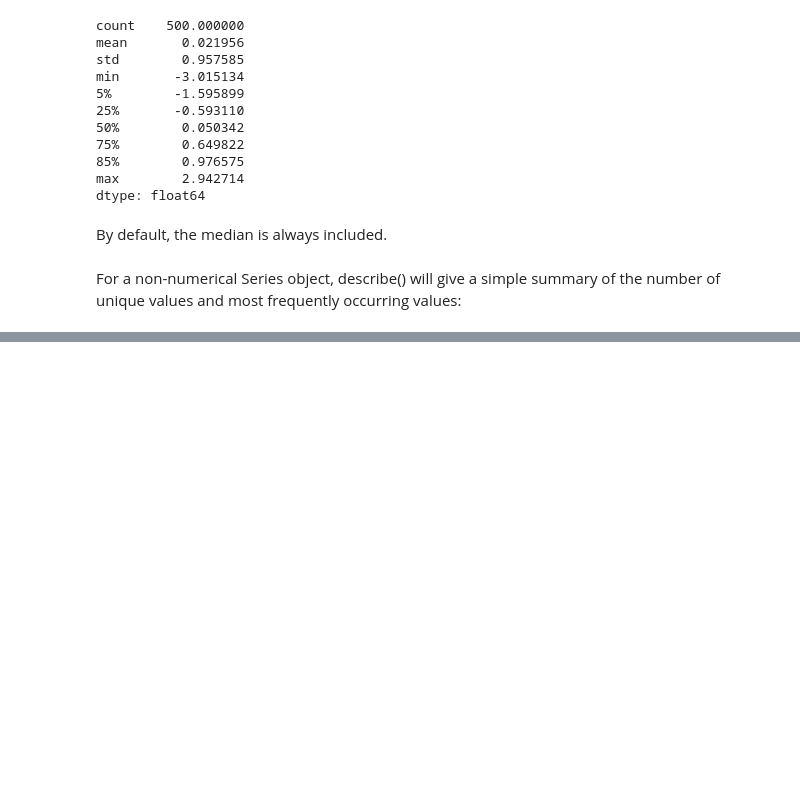
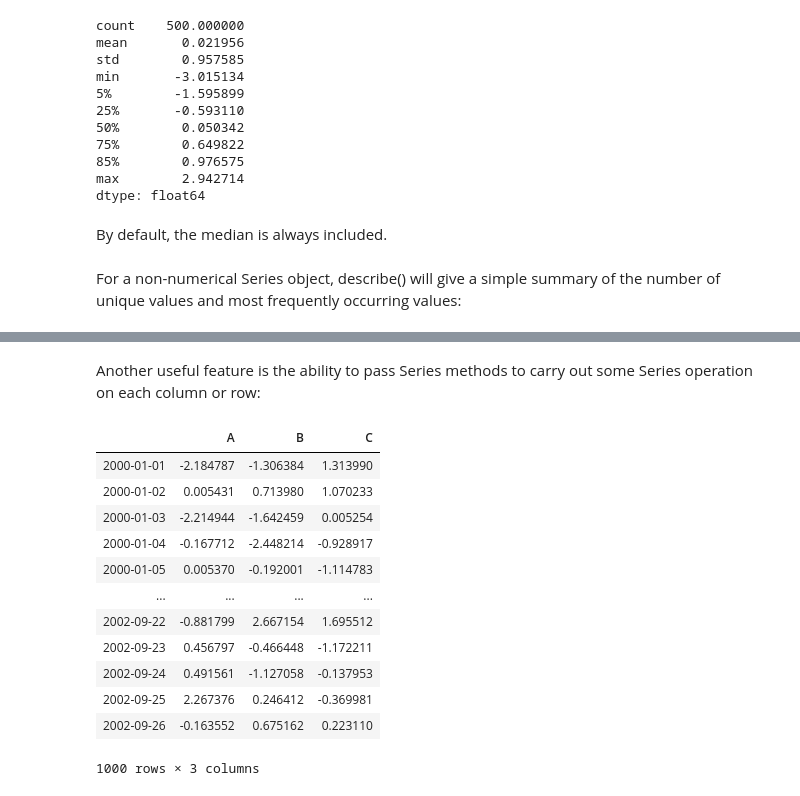
Before and after one commit to chitranjanit/pandas-docs-practics, a Jupyter notebook: day-2/ex-2.ipynb, the cells around one changed output, grey strips where cells are left out. Saved outputs shown, nothing was run; the diff lists cells and outputs as text; code cells hidden in the pictures; blank space fills up the shorter version.

```diff
--- a/day-2/ex-2.ipynb
+++ b/day-2/ex-2.ipynb
@@ -294,0 +688,2 @@ s = pd.Series(['a','a','b','b','a','a',])
+# %%
+tsdf = pd.DataFrame(np.random.randn(1000,3),columns=['A','B','C'],index=pd.date_range('1/1/2000',periods=1000))
@@ -294,0 +714,18 @@ s = pd.Series(['a','a','b','b','a','a',])
+# %% [markdown]
+Another useful feature is the ability to pass Series methods to carry out some Series operation on each column or row:
+# %%
+tsdf
+# %% [output]
+|  | A | B | C |
+| 2000-01-01 | -2.184787 | -1.306384 | 1.313990 |
+| 2000-01-02 | 0.005431 | 0.713980 | 1.070233 |
+| 2000-01-03 | -2.214944 | -1.642459 | 0.005254 |
+| 2000-01-04 | -0.167712 | -2.448214 | -0.928917 |
+| 2000-01-05 | 0.005370 | -0.192001 | -1.114783 |
+| ... | ... | ... | ... |
+| 2002-09-22 | -0.881799 | 2.667154 | 1.695512 |
+| 2002-09-23 | 0.456797 | -0.466448 | -1.172211 |
+| 2002-09-24 | 0.491561 | -1.127058 | -0.137953 |
+| 2002-09-25 | 2.267376 | 0.246412 | -0.369981 |
+| 2002-09-26 | -0.163552 | 0.675162 | 0.223110 |
+1000 rows × 3 columns
```
Also changed, not shown: parts of 105 cells of this notebook, 1 other file.
